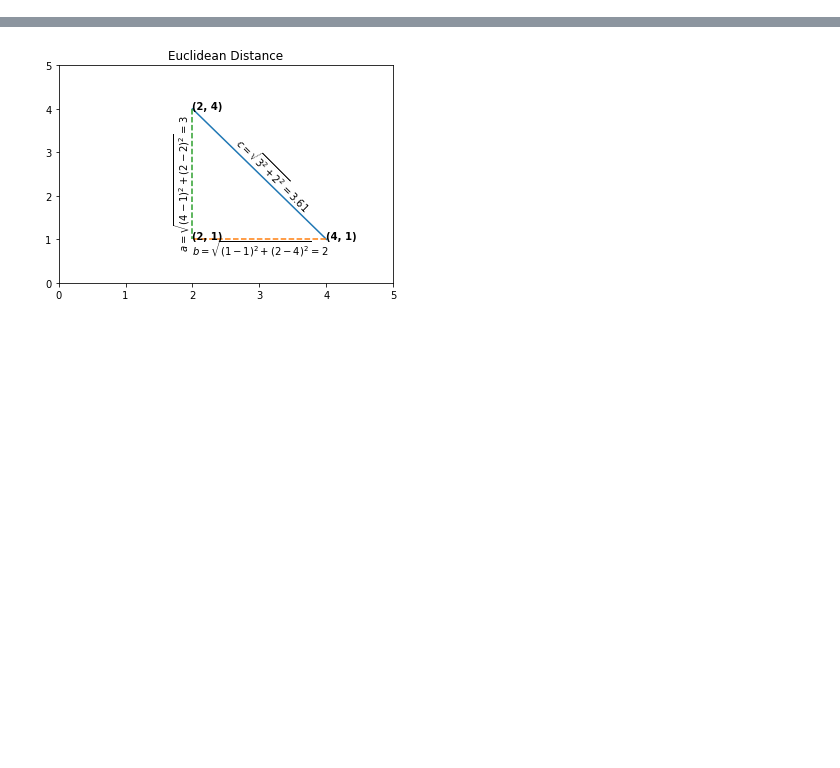
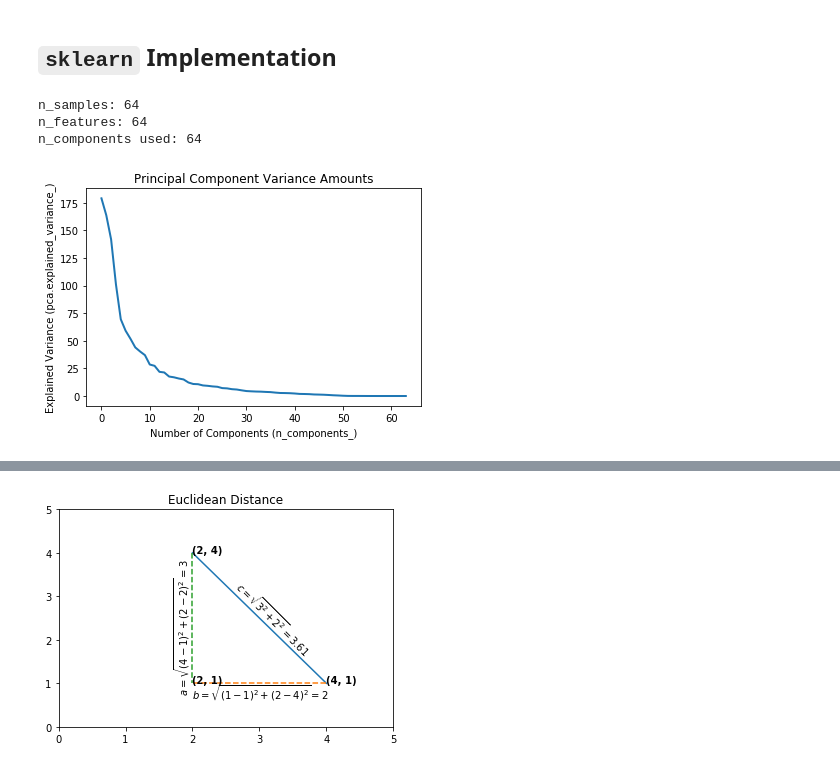
Before and after one commit to PyDataFortWayne/MachineLearningClustering, a Jupyter notebook: MachineLearningClustering.ipynb, the cells around one changed output, grey strips where cells are left out. Cells and saved outputs as stored; diff of their text form; code cells hidden in the pictures; blank space fills up the shorter version.

```diff
--- a/MachineLearningClustering.ipynb
+++ b/MachineLearningClustering.ipynb
@@ -5,0 +36,30 @@ import matplotlib.pyplot as plt
+# %% [markdown]
+## `sklearn` Implementation <a type="anchor" id="pca-sklearn"/>
+# %%
+from sklearn.datasets import load_digits
+from sklearn.decomposition import PCA
+
+pca = PCA() # We're using the default n_components of min(n_samples, n_features)
+
+digits = load_digits()
+
+X = digits.data
+y = digits.target
+
+print('n_samples:', len(X[0]))
+print('n_features:', len(X[1]))
+
+X_pca = pca.fit_transform(X)
+
+print('n_components used:', pca.n_components_) # Not to be confused with n_components which is the parameter passed in.
+# %% [output]
+n_samples: 64
+n_features: 64
+n_components used: 64
+# %%
+plt.plot(pca.explained_variance_, linewidth=2)
+plt.xlabel('Number of Components (n_components_)')
+plt.ylabel('Explained Variance (pca.explained_variance_)')
+plt.title('Principal Component Variance Amounts');
+# %% [output]
+[figure, added]
```
Also changed, not shown: parts of 19 cells of this notebook.
